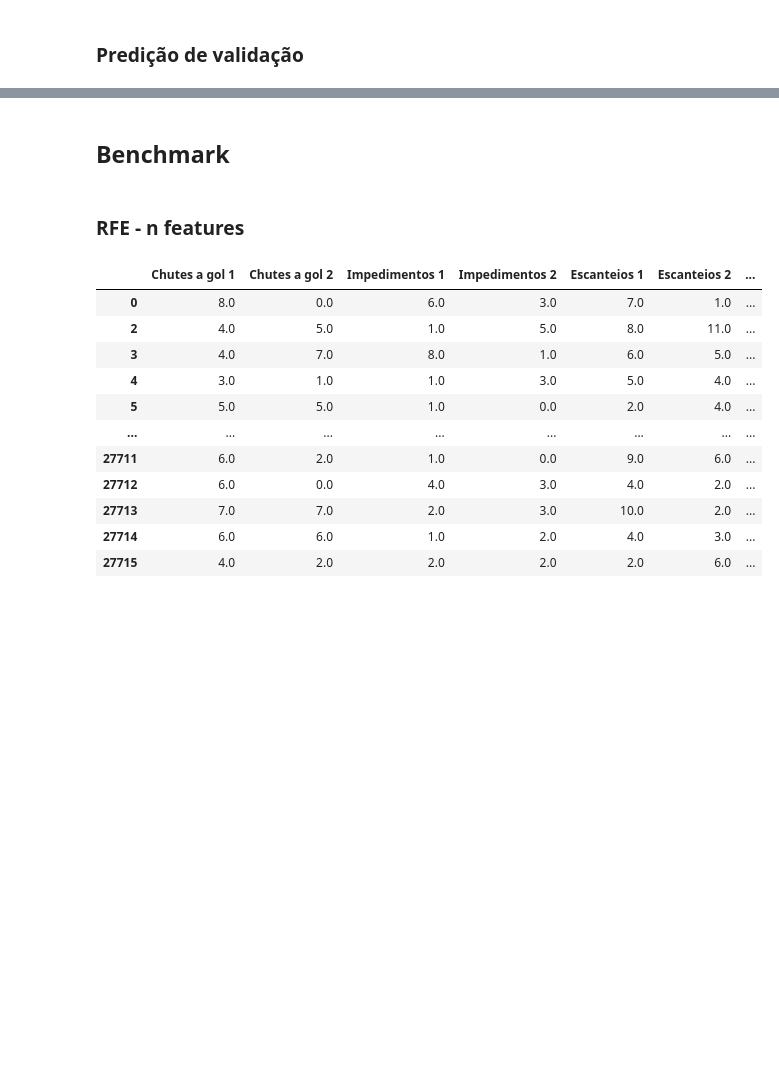
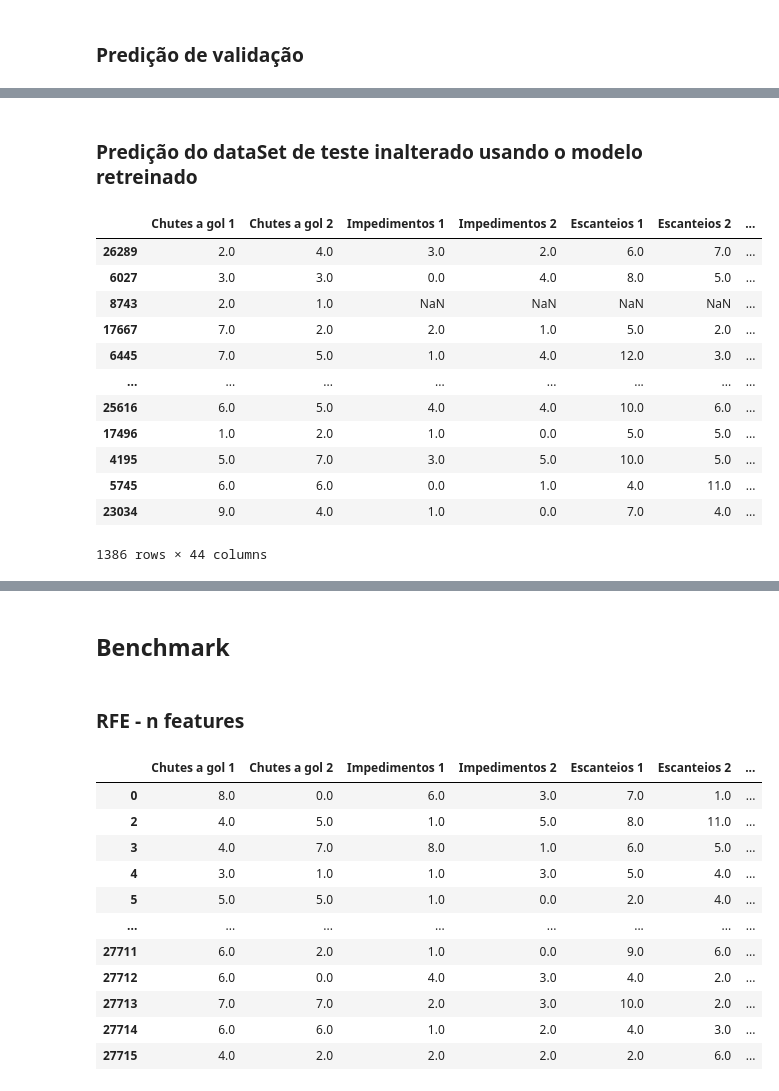
Before and after one commit to UFRJ-Analytica/PS-2025.1, a Jupyter notebook: draft.ipynb, the cells around one changed output, grey strips where cells are left out. Saved outputs shown, nothing was run; the diff lists cells and outputs as text; code cells hidden in the pictures; blank space fills up the shorter version.

Commit message:
Adição de fluxo para teste do modelo com dados inalterados / de teste.

```diff
--- a/draft.ipynb
+++ b/draft.ipynb
@@ -83,3 +85,6 @@ ace_df['Time 1 x Time 2'] = ace_df['Time 1'].values + ' x '+ace_df['Time 2'].val
+# %%
+ace_df_teste = ace_df.sample(frac=0.05,random_state=1)
+ace_df.drop(ace_df_teste.index, inplace=True)
 # %% [markdown]
 ## Lidar com Outliers
 # %% [markdown]
@@ -726,0 +788,18 @@ score
+# %% [markdown]
+### Predição do dataSet de teste inalterado usando o modelo retreinado
+# %%
+ace_df_teste
+# %% [output]
+|  | Chutes a gol 1 | Chutes a gol 2 | Impedimentos 1 | Impedimentos 2 | Escanteios 1 | Escanteios 2 | ... |
+| 26289 | 2.0 | 4.0 | 3.0 | 2.0 | 6.0 | 7.0 | ... |
+| 6027 | 3.0 | 3.0 | 0.0 | 4.0 | 8.0 | 5.0 | ... |
+| 8743 | 2.0 | 1.0 | NaN | NaN | NaN | NaN | ... |
+| 17667 | 7.0 | 2.0 | 2.0 | 1.0 | 5.0 | 2.0 | ... |
+| 6445 | 7.0 | 5.0 | 1.0 | 4.0 | 12.0 | 3.0 | ... |
+| ... | ... | ... | ... | ... | ... | ... | ... |
+| 25616 | 6.0 | 5.0 | 4.0 | 4.0 | 10.0 | 6.0 | ... |
+| 17496 | 1.0 | 2.0 | 1.0 | 0.0 | 5.0 | 5.0 | ... |
+| 4195 | 5.0 | 7.0 | 3.0 | 5.0 | 10.0 | 5.0 | ... |
+| 5745 | 6.0 | 6.0 | 0.0 | 1.0 | 4.0 | 11.0 | ... |
+| 23034 | 9.0 | 4.0 | 1.0 | 0.0 | 7.0 | 4.0 | ... |
+1386 rows × 44 columns
```
Also changed, not shown: parts of 40 cells of this notebook.
